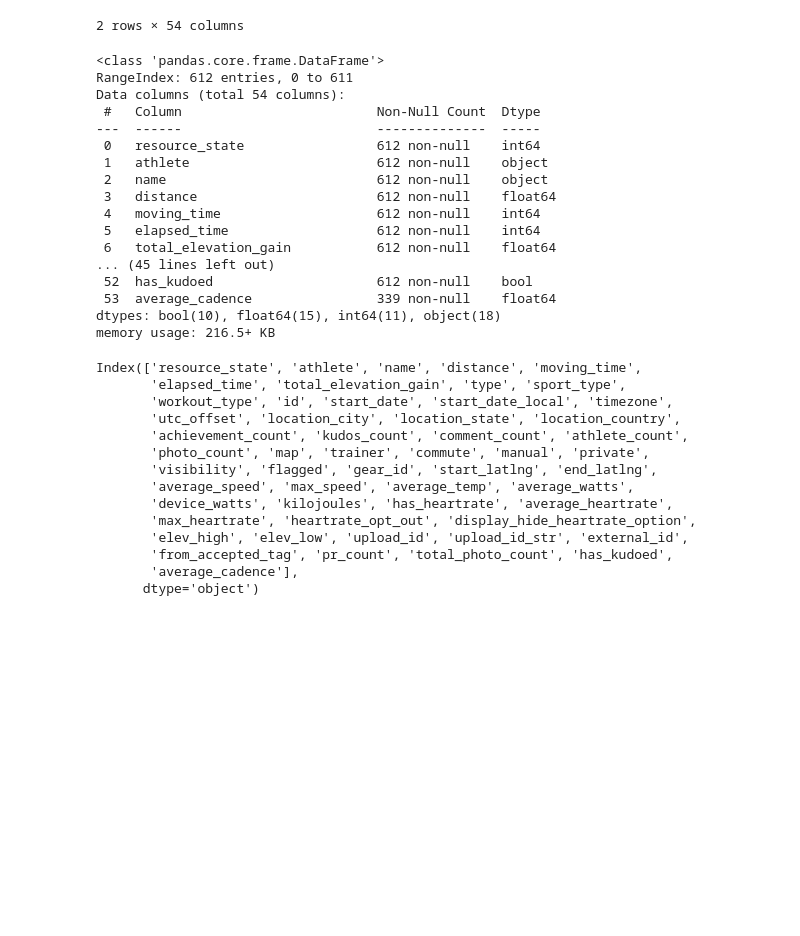
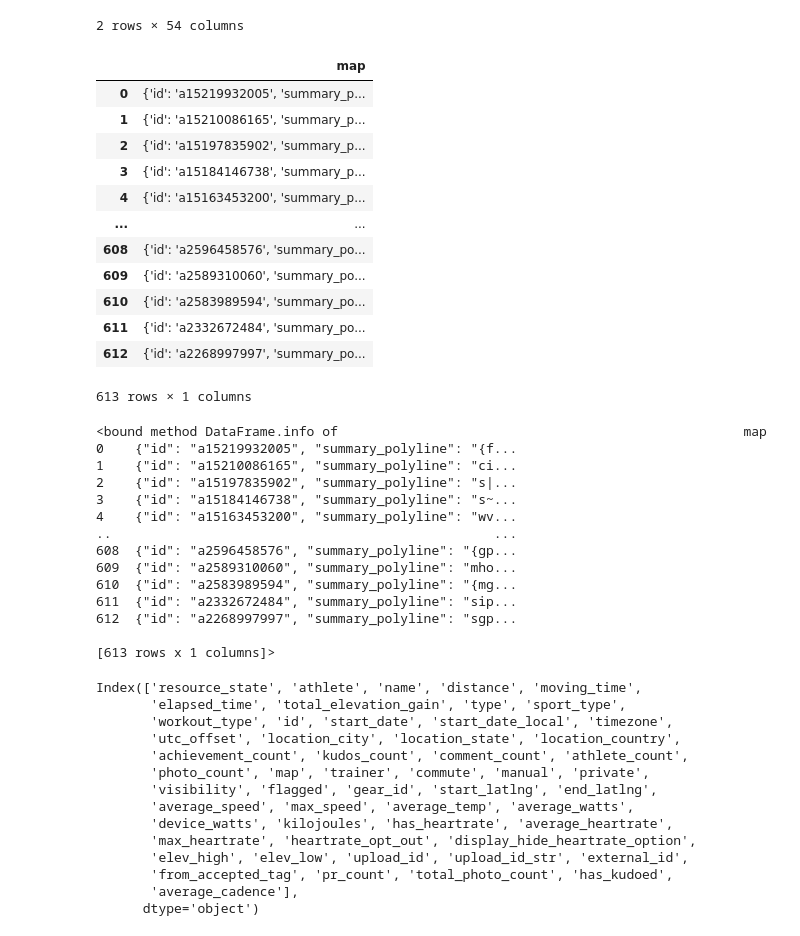
Before and after one commit to ArthurDercq/eye_sight, a Jupyter notebook: notebook/strava_api.ipynb, the cells around one changed output. Saved outputs shown, nothing was run; the diff lists cells and outputs as text; code cells hidden in the pictures; blank space fills up the shorter version.

Commit message:
handling map column to right format for postgresql

```diff
--- a/notebook/strava_api.ipynb
+++ b/notebook/strava_api.ipynb
@@ -81,3 +79,19 @@ activities_df.head(2)
 | 0 | 2 | {'id': 40727595, 'resource_state'... | Big moustache ? | 37258.4 | 5694 | 6052 | 283.0 | Ride | ... |
 | 1 | 2 | {'id': 40727595, 'resource_state'... | Course à Dwight dans le Schrute | 10017.0 | 2890 | 2893 | 75.0 | Run | ... |
 2 rows × 54 columns
+# %%
+activities_df[["map"]]
+# %% [output]
+|  | map |
+| 0 | {'id': 'a15219932005', 'summary_p... |
+| 1 | {'id': 'a15210086165', 'summary_p... |
+| 2 | {'id': 'a15197835902', 'summary_p... |
+| 3 | {'id': 'a15184146738', 'summary_p... |
+| 4 | {'id': 'a15163453200', 'summary_p... |
+| ... | ... |
+| 608 | {'id': 'a2596458576', 'summary_po... |
+| 609 | {'id': 'a2589310060', 'summary_po... |
+| 610 | {'id': 'a2583989594', 'summary_po... |
+| 611 | {'id': 'a2332672484', 'summary_po... |
+| 612 | {'id': 'a2268997997', 'summary_po... |
+613 rows × 1 columns
@@ -84,23 +100,20 @@ activities_df.head(2)
 # %%
-activities_df.info()
+activities_df[["map"]].info
 # %% [output]
-<class 'pandas.core.frame.DataFrame'>
-RangeIndex: 612 entries, 0 to 611
-Data columns (total 54 columns):
- #   Column                         Non-Null Count  Dtype
----  ------                         --------------  -----
- 0   resource_state                 612 non-null    int64
- 1   athlete                        612 non-null    object
- 2   name                           612 non-null    object
- 3   distance                       612 non-null    float64
- 4   moving_time                    612 non-null    int64
- 5   elapsed_time                   612 non-null    int64
- 6   total_elevation_gain           612 non-null    float64
-... (45 lines left out)
- 52  has_kudoed                     612 non-null    bool
- 53  average_cadence                339 non-null    float64
-dtypes: bool(10), float64(15), int64(11), object(18)
-memory usage: 216.5+ KB
+<bound method DataFrame.info of                                                    map
+0    {"id": "a15219932005", "summary_polyline": "{f...
+1    {"id": "a15210086165", "summary_polyline": "ci...
+2    {"id": "a15197835902", "summary_polyline": "s|...
+3    {"id": "a15184146738", "summary_polyline": "s~...
+4    {"id": "a15163453200", "summary_polyline": "wv...
+..                                                 ...
+608  {"id": "a2596458576", "summary_polyline": "{gp...
+609  {"id": "a2589310060", "summary_polyline": "mho...
+610  {"id": "a2583989594", "summary_polyline": "{mg...
+611  {"id": "a2332672484", "summary_polyline": "sip...
+612  {"id": "a2268997997", "summary_polyline": "sgp...
+
+[613 rows x 1 columns]>
 # %%
 # add decoded summary polylines
 activities_df["polyline"] = activities_df["map"].apply(lambda m: polyline.decode(m["summary_polyline"]) if m and "summary_polyline" in m else [])
```
Also changed, not shown: parts of 3 cells of this notebook, 3 other files.
